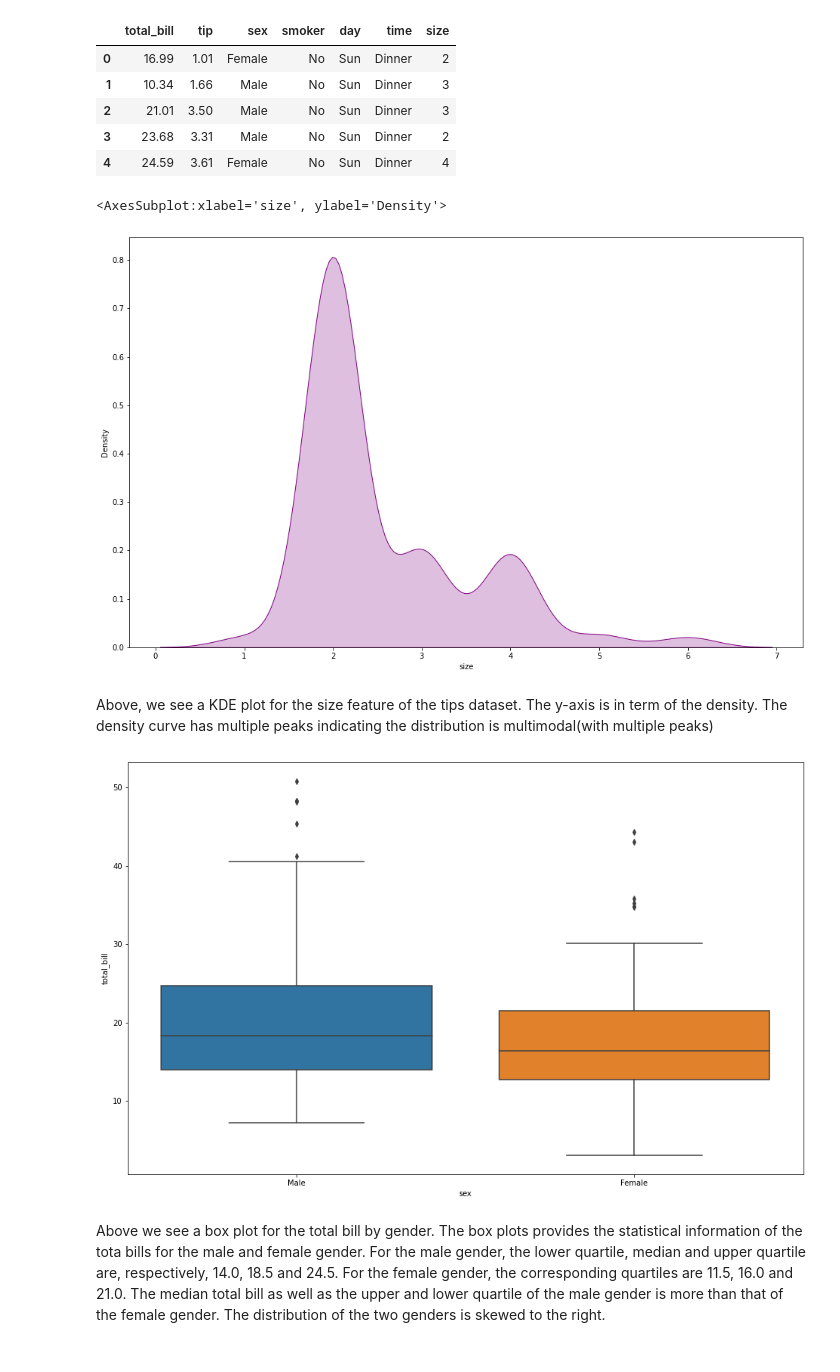
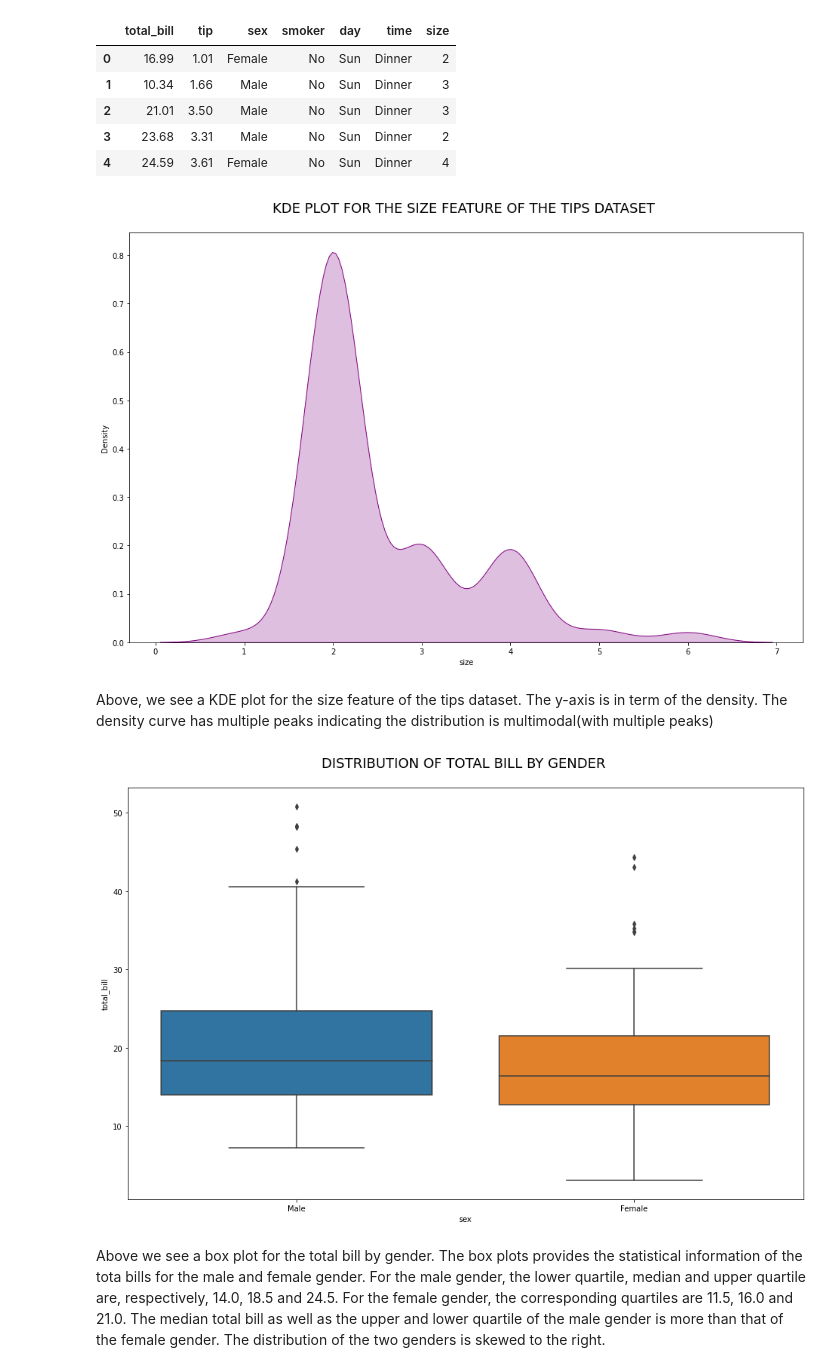
Before and after one commit to Beentha/stutern, a Jupyter notebook: module8assignment2.ipynb, the cells around one changed output. Cells and saved outputs as stored; diff of their text form; code cells hidden in the pictures.

```diff
--- a/module8assignment2.ipynb
+++ b/module8assignment2.ipynb
@@ -22,11 +22,13 @@ tips.head()
 # %%
 # Generate a KDE plot for the size feature of the tips dataset. Give detailed explanations of your observations
 fig = plt.figure(figsize=(16, 10))
 
 sns.kdeplot(data=tips, x="size", shade=True, color='purple')
+plt.title("KDE plot for the size feature of the tips dataset \n".upper(), fontdict={'fontsize': 18}, loc='center')
+
+plt.show()
 # %% [output]
-<AxesSubplot:xlabel='size', ylabel='Density'>
-[figure, old version]
+[figure, new version]
 # %% [markdown]
 Above, we see a KDE plot for the size feature of the tips dataset. The y-axis is in term of the density. The density curve has multiple peaks indicating the distribution is multimodal(with multiple peaks)
 # %%
@@ -34,8 +36,11 @@ Above, we see a KDE plot for the size feature of the tips dataset. The y-axis is
 fig = plt.figure(figsize=(16, 10))
 
 plot = sns.boxplot(x="sex", y="total_bill", data=tips)
+plt.title("Distribution of Total Bill by Gender \n".upper(), fontdict={'fontsize': 18}, loc='center')
+
+plt.show()
 # %% [output]
-[figure, old version]
+[figure, new version]
 # %% [markdown]
 Above we see a box plot for the total bill by gender. The box plots provides the statistical information of the tota bills for the male and female gender. For the male gender, the lower quartile, median and upper quartile are, respectively, 14.0, 18.5 and 24.5. For the female gender, the corresponding quartiles are 11.5, 16.0 and 21.0. The median total bill as well as the upper and lower quartile of the male gender is more than that of the female gender. The distribution of the two genders is skewed to the right.
 # %%
```
Also changed, not shown: parts of 4 cells of this notebook, 1 other file.
